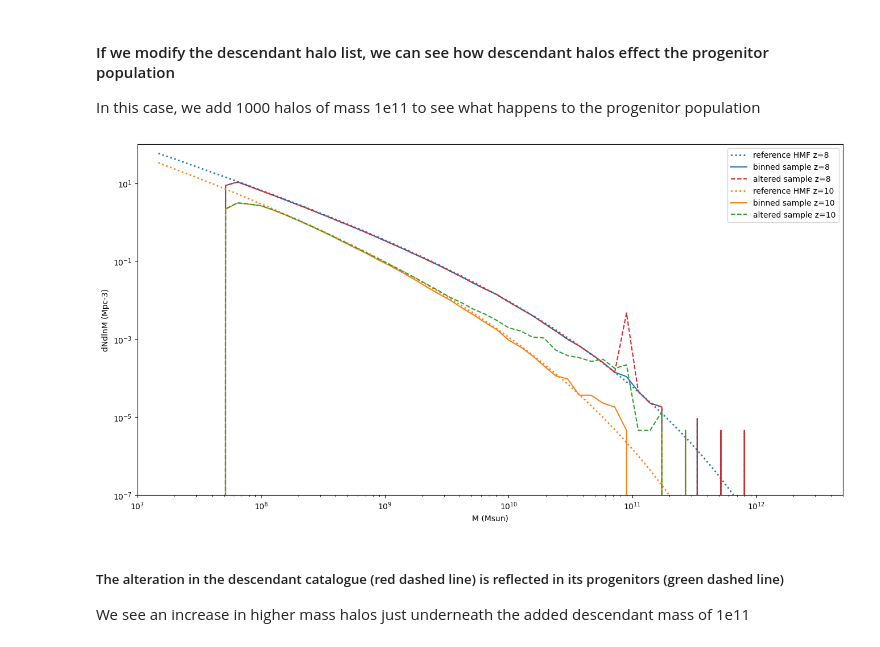
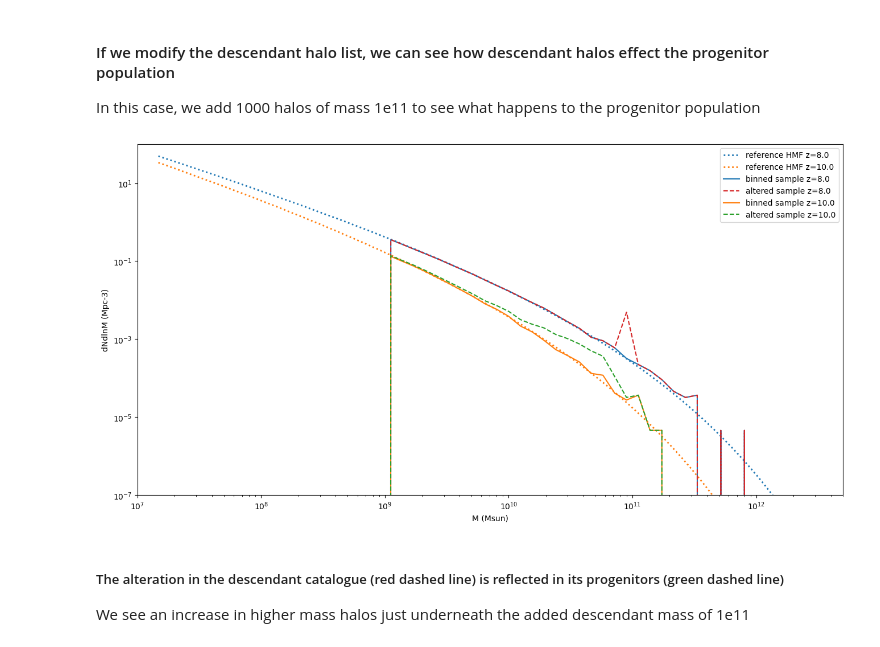
Before and after one commit to 21cmfast/21cmFAST, a Jupyter notebook: docs/tutorials/halosampler.ipynb, the cells around one changed output. Saved outputs shown, nothing was run; the diff lists cells and outputs as text; code cells hidden in the pictures.

```diff
--- a/docs/tutorials/halosampler.ipynb
+++ b/docs/tutorials/halosampler.ipynb
@@ -208,54 +160,72 @@ halolist_next2 = p21c.determine_halo_list(
+# %%
+#Adjusting values of an OutputStruct is not typically done, but we need to for this demonstration
+halolist_edit = p21c.HaloField.new(redshift=halolist_init.redshift,inputs=inputs)
+edited_mass = halolist_init.get('halo_masses')
+edited_mass[halolist_init.n_halos : halolist_init.n_halos + 1000] = 1e11
+halolist_edit.n_halos = halolist_init.n_halos + 1000
+halolist_edit.halo_masses = halolist_init.halo_masses.with_value(edited_mass)
+halolist_edit.halo_coords = halolist_init.halo_coords
+halolist_edit.star_rng = halolist_init.star_rng
+halolist_edit.sfr_rng = halolist_init.sfr_rng
+halolist_edit.xray_rng = halolist_init.xray_rng
+
+halolist_next2 = p21c.determine_halo_list(
+    redshift=halolist_next.redshift,
+    descendant_halos=halolist_edit,
+    initial_conditions=init_box,
+    regenerate=True
+)
 # %%
 # get the mass functions
-masses = halolist_next2.halo_masses
+masses = halolist_next2.get('halo_masses')
 hist, _ = np.histogram(masses, edges)
 mf3 = hist / volume / dlnm
 
-masses = halolist_edit.halo_masses
+masses = halolist_edit.get('halo_masses')
 hist, _ = np.histogram(masses, edges)
 mf4 = hist / volume / dlnm
 
 plt.loglog(
-    mf_pkg_ps.m / little_h,
-    mf_pkg_ps.dndlnm * (little_h**3),
+    mf_pkg_st.m / little_h,
+    mf_pkg_st.dndlnm * (little_h**3),
     color="C0",
     linewidth=2,
     linestyle=":",
-    label=f"reference HMF z={redshift}",
+    label=f"reference HMF z={halolist_init.redshift}",
+)
+plt.loglog(
+    mf_pkg_st2.m / little_h,
+    mf_pkg_st2.dndlnm * (little_h**3),
+    color="C1",
+    linewidth=2,
+    linestyle=":",
+    label=f"reference HMF z={halolist_next.redshift}",
 )
 
-plt.loglog(centres, mf, color="C0", label=f"binned sample z={redshift}")
+plt.loglog(centres, mf, color="C0", label=f"binned sample z={halolist_init.redshift}")
 plt.loglog(
-    centres, mf4, color="C3", linestyle="--", label=f"altered sample z={redshift}"
+    centres, mf4, color="C3", linestyle="--", label=f"altered sample z={halolist_init.redshift}"
 )
 
 
-plt.loglog(
-    mf_pkg_ps2.m / little_h,
-    mf_pkg_ps2.dndlnm * (little_h**3),
-    color="C1",
-    linewidth=2,
-    linestyle=":",
-    label=f"reference HMF z={redshift_update}",
-)
-plt.loglog(centres, mf2, color="C1", label=f"binned sample z={redshift_update}")
+plt.loglog(centres, mf2, color="C1", label=f"binned sample z={halolist_next.redshift}")
 
 plt.loglog(
     centres,
     mf3,
     color="C2",
     linestyle="--",
-    label=f"altered sample z={redshift_update}",
+    label=f"altered sample z={halolist_next.redshift}",
 )
 
 plt.xlim([1e7, 5e12])
 plt.ylim([1e-7, 1e2])
 plt.ylabel("dNdlnM (Mpc-3)")
 plt.xlabel("M (Msun)")
 plt.legend()
 plt.show()
 # %% [output]
-[figure, old version]
+[figure, new version]
 # %% [markdown]
 ##### The alteration in the descendant catalogue (red dashed line) is reflected in its progenitors (green dashed line)
 We see an increase in higher mass halos just underneath the added descendant mass of 1e11
```
Also changed, not shown: parts of 22 cells of this notebook, 14 other files.
